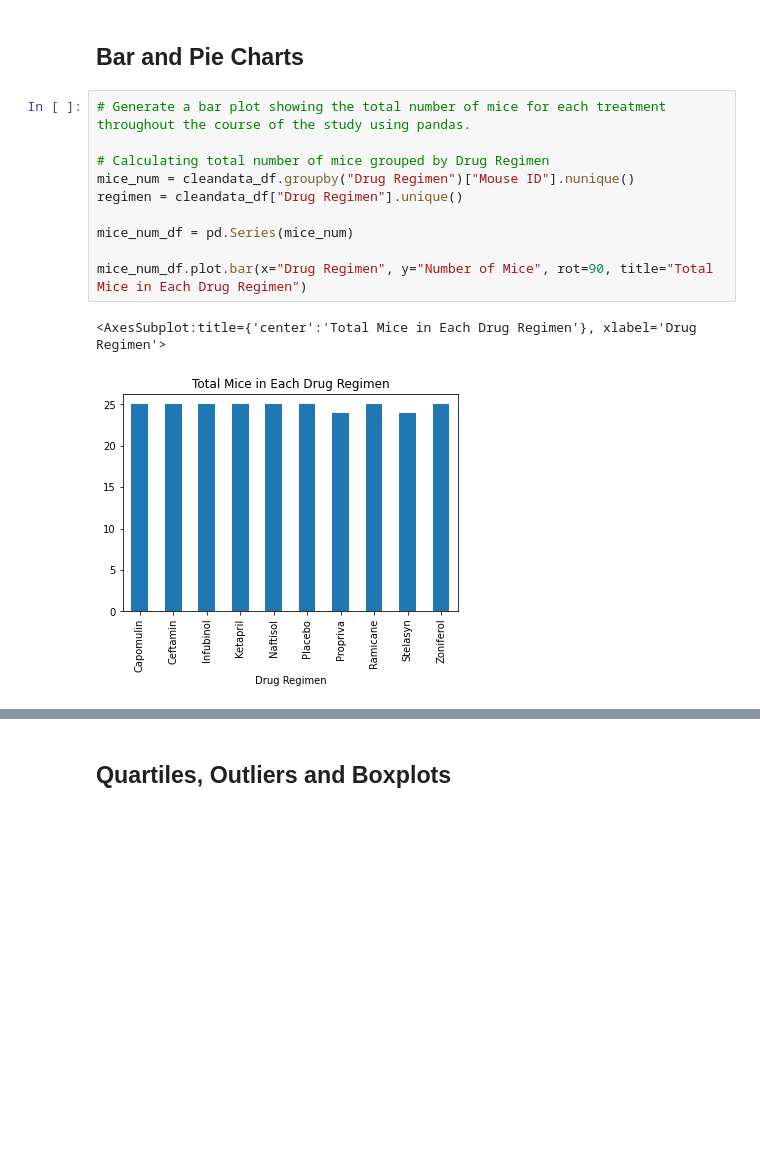
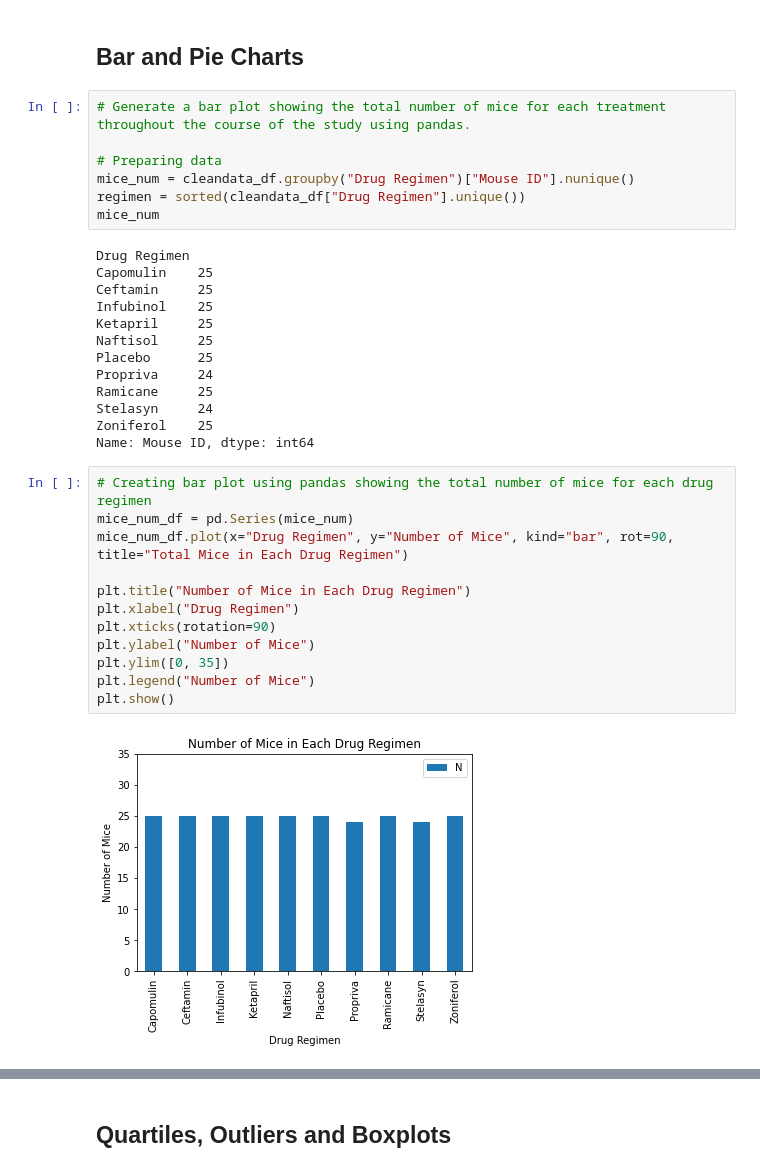
Before and after one commit to iCode13/matplotlib-challenge, a Jupyter notebook: pymaceuticals.ipynb, the cells around one changed output, grey strips where cells are left out. Drawn from its saved outputs; the diff is of its cells as text; blank space fills up the shorter version.

```diff
--- a/pymaceuticals.ipynb
+++ b/pymaceuticals.ipynb
@@ -165,13 +165,34 @@ cleandata_df.groupby(["Drug Regimen"]).agg({"Tumor Volume (mm3)": ['mean','media
 # %%
 # Generate a bar plot showing the total number of mice for each treatment throughout the course of the study using pandas.
 
-# Calculating total number of mice grouped by Drug Regimen
+# Preparing data
 mice_num = cleandata_df.groupby("Drug Regimen")["Mouse ID"].nunique()
-regimen = cleandata_df["Drug Regimen"].unique()
-
-mice_num_df = pd.Series(mice_num)
-
-mice_num_df.plot.bar(x="Drug Regimen", y="Number of Mice", rot=90, title="Total Mice in Each Drug Regimen")
+regimen = sorted(cleandata_df["Drug Regimen"].unique())
+mice_num
 # %% [output]
-<AxesSubplot:title={'center':'Total Mice in Each Drug Regimen'}, xlabel='Drug Regimen'>
+Drug Regimen
+Capomulin    25
+Ceftamin     25
+Infubinol    25
+Ketapril     25
+Naftisol     25
+Placebo      25
+Propriva     24
+Ramicane     25
+Stelasyn     24
+Zoniferol    25
+Name: Mouse ID, dtype: int64
-[figure, removed]
+# %%
+# Creating bar plot using pandas showing the total number of mice for each drug regimen
+mice_num_df = pd.Series(mice_num)
+mice_num_df.plot(x="Drug Regimen", y="Number of Mice", kind="bar", rot=90, title="Total Mice in Each Drug Regimen")
+
+plt.title("Number of Mice in Each Drug Regimen")
+plt.xlabel("Drug Regimen")
+plt.xticks(rotation=90)
+plt.ylabel("Number of Mice")
+plt.ylim([0, 35])
+plt.legend("Number of Mice")
+plt.show()
+# %% [output]
+[figure, added]
```
Also changed, not shown: parts of 6 cells of this notebook.
